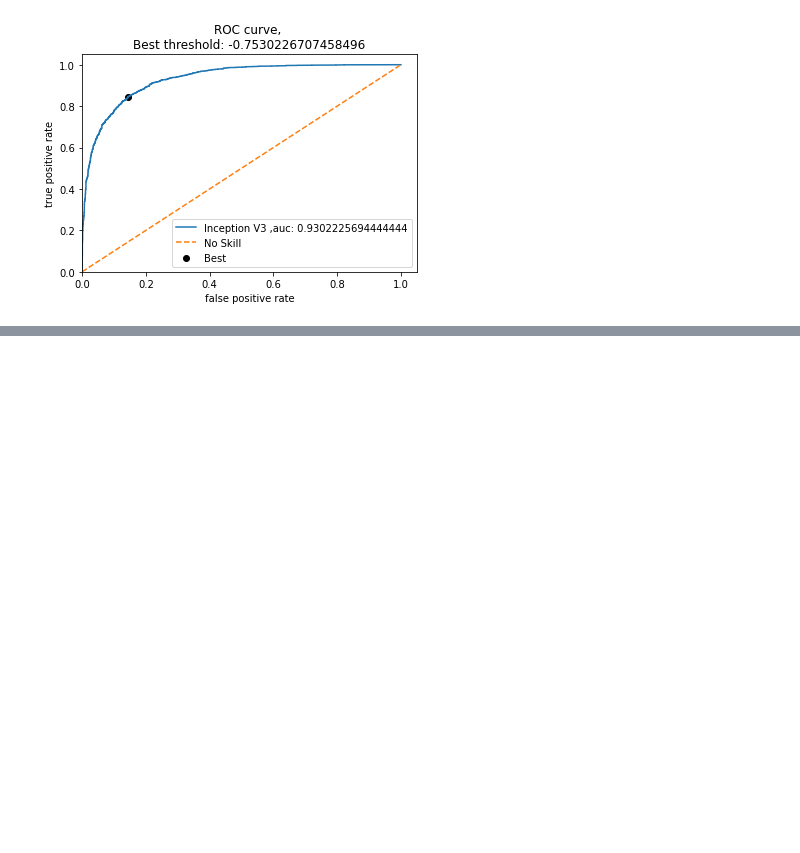
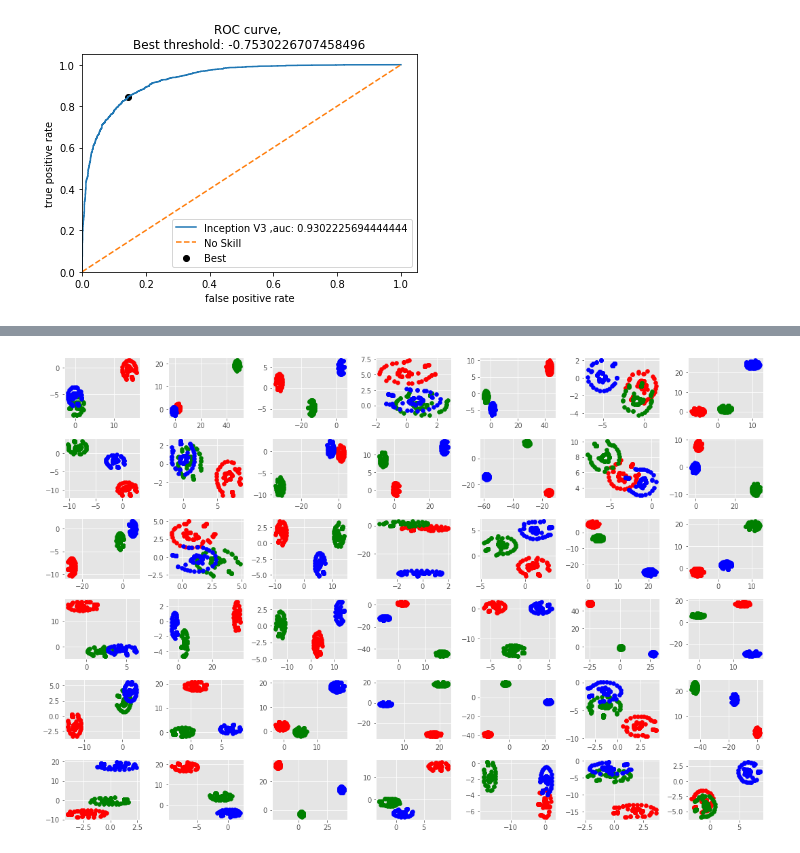
Before and after one commit to schauppi/HTSR_Handwritten_Text_Similarity_Recognition, a Jupyter notebook: experiments_triplet_loss.ipynb, the cells around one changed output, grey strips where cells are left out. Cells and saved outputs as stored; diff of their text form; code cells hidden in the pictures; blank space fills up the shorter version.

```diff
--- a/experiments_triplet_loss.ipynb
+++ b/experiments_triplet_loss.ipynb
@@ -374,0 +328,4 @@ plt.show()
+# %%
+plot_embeddings(224, 224, path_matrix[10], model_half_deep_writer, 128)
+# %% [output]
+[figure, added]
```
Also changed, not shown: parts of 36 cells of this notebook.
